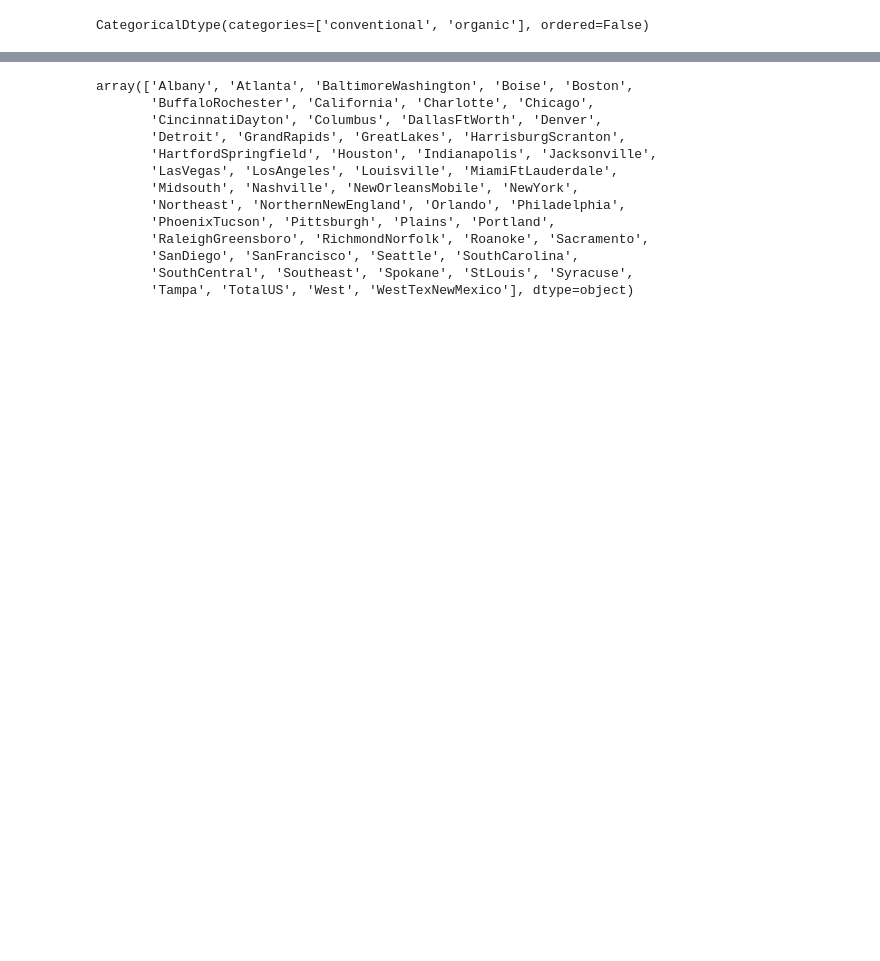
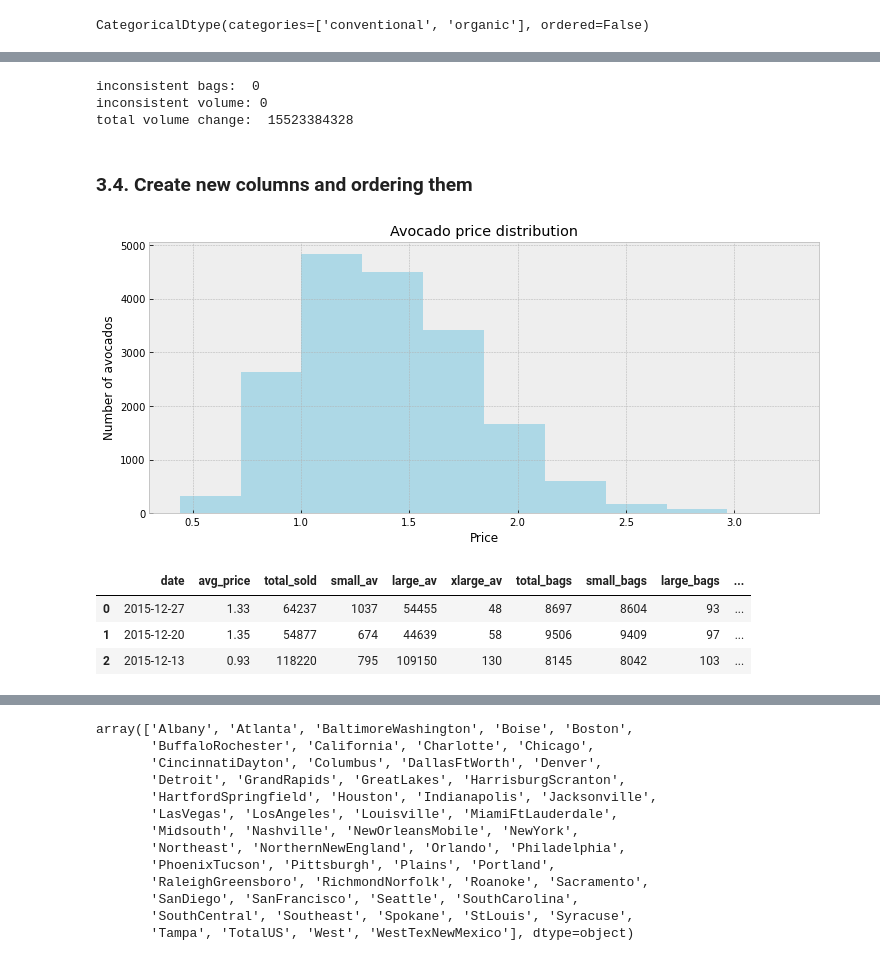
Before and after one commit to samburska/avocado, a Jupyter notebook: avocado.ipynb, the cells around one changed output, grey strips where cells are left out. Saved outputs shown, nothing was run; the diff lists cells and outputs as text; code cells hidden in the pictures; blank space fills up the shorter version.

```diff
--- a/avocado.ipynb
+++ b/avocado.ipynb
@@ -74,0 +141,9 @@ assert av_df[duplicates]['date'].count() == 0
+# %%
+# Number of avocado sold couldn't be a float. Due to rounding operation we see a lot of values with inconsistency. Therefore I decided to convert values to integer (but before, I'll round them to avoid big influence).
+
+float_columns = ['total_sold', 'small_av', 'large_av', 'xlarge_av',
+                 'total_bags', 'small_bags', 'large_bags', 'xlarge_bags']
+av_df[float_columns] = av_df[float_columns].round(0).astype('int')
+
+# Let's check 'total volume value' after rounding:
+print('Total volume: ', av_df['total_sold'].sum(), '\n\nValues types:\n', av_df.dtypes)
@@ -74,0 +168,47 @@ assert av_df[duplicates]['date'].count() == 0
+# %%
+# For further analyses the most important columns are totals. Therefore I don't want to influence on them while eliminating inconsistence. So, I will recalculate amounts of small avocados sold and small bags sold.
+
+av_df['small_bags'] = av_df['total_bags'] - av_df['large_bags'] - av_df['xlarge_bags']
+av_df['small_av'] = av_df['total_sold'] - av_df['large_av'] - av_df['xlarge_av'] - av_df['total_bags']
+# %%
+# Let's check inconsistency once more
+total_bags_equ = av_df.total_bags == (av_df.small_bags+av_df.large_bags+av_df.xlarge_bags)
+inconsistent_bags = av_df[~total_bags_equ]
+
+total_sold_equ = av_df['total_sold'] == av_df['total_bags'] + av_df['small_av'] + av_df['large_av'] + av_df['xlarge_av']
+inconsistent_volume = av_df[~total_sold_equ]
+print('inconsistent bags: ', inconsistent_bags.shape[0],
+      '\ninconsistent volume:', inconsistent_volume.shape[0],
+      '\ntotal volume change: ', av_df.total_sold.sum() - total_sold_equ.sum())
+# %% [output]
+inconsistent bags:  0
+inconsistent volume: 0
+total volume change:  15523384328
+# %% [markdown]
+### 3.4. Create new columns and ordering them
+# %%
+# Analysing price distribution
+fig, ax = plt.subplots(figsize=(12,5))
+
+plt.hist(av_df.avg_price, color = 'lightblue')
+
+plt.xlabel('Price')
+plt.ylabel('Number of avocados')
+plt.title('Avocado price distribution')
+plt.show()
+# %% [output]
+[figure, added]
+# %%
+# Let's group regions by average price categories
+# According to the histogram, we can devide our data by 3 categories
+
+category_ranges = [0, 1, 2, np.inf]
+category_names = ['Low', 'Medium', 'High']
+
+av_df['price_category'] = pd.cut(av_df.avg_price, bins = category_ranges, labels = category_names)
+av_df.head(3)
+# %% [output]
+|  | date | avg_price | total_sold | small_av | large_av | xlarge_av | total_bags | small_bags | large_bags | ... |
+| 0 | 2015-12-27 | 1.33 | 64237 | 1037 | 54455 | 48 | 8697 | 8604 | 93 | ... |
+| 1 | 2015-12-20 | 1.35 | 54877 | 674 | 44639 | 58 | 9506 | 9409 | 97 | ... |
+| 2 | 2015-12-13 | 0.93 | 118220 | 795 | 109150 | 130 | 8145 | 8042 | 103 | ... |
```
Also changed, not shown: parts of 72 cells of this notebook, 17 other files.
